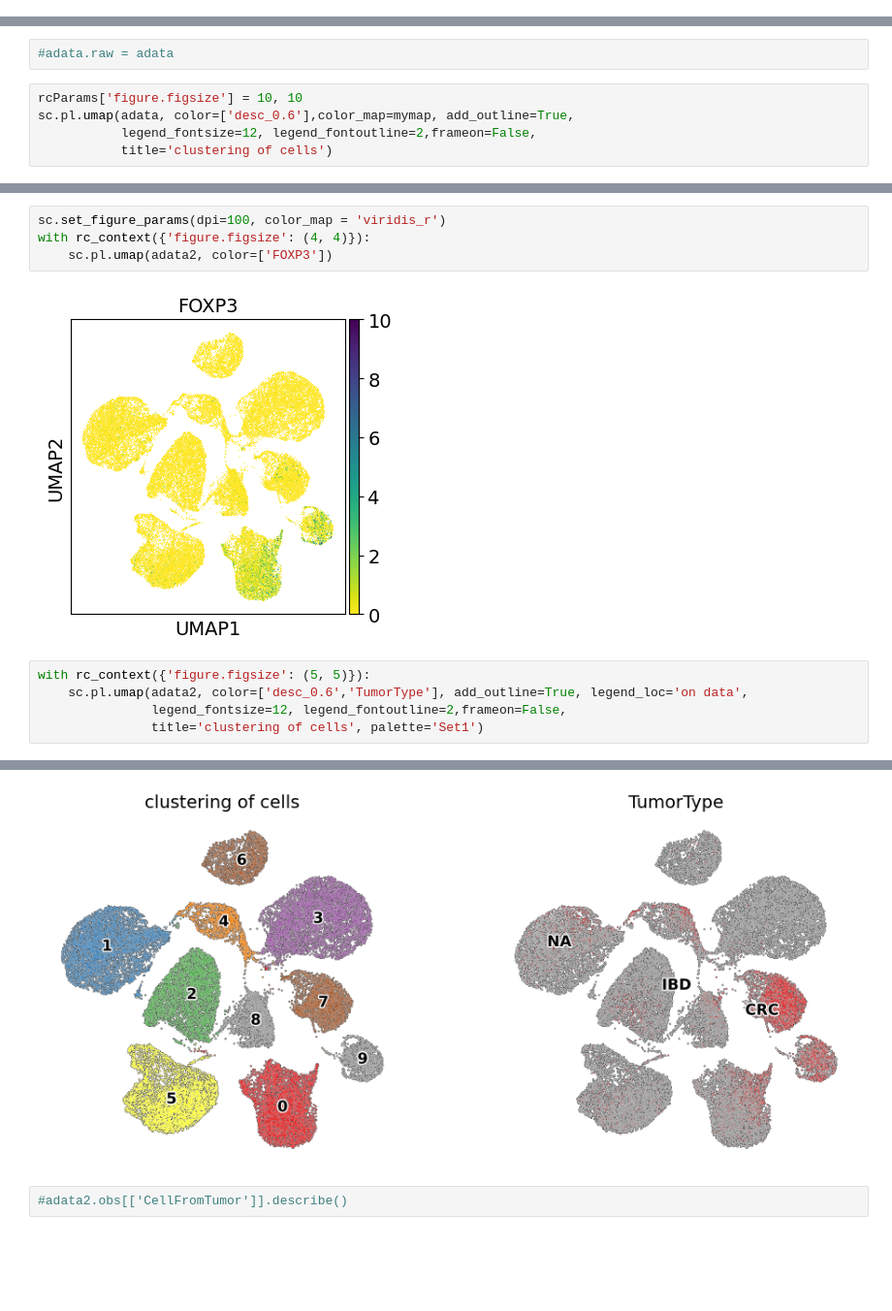
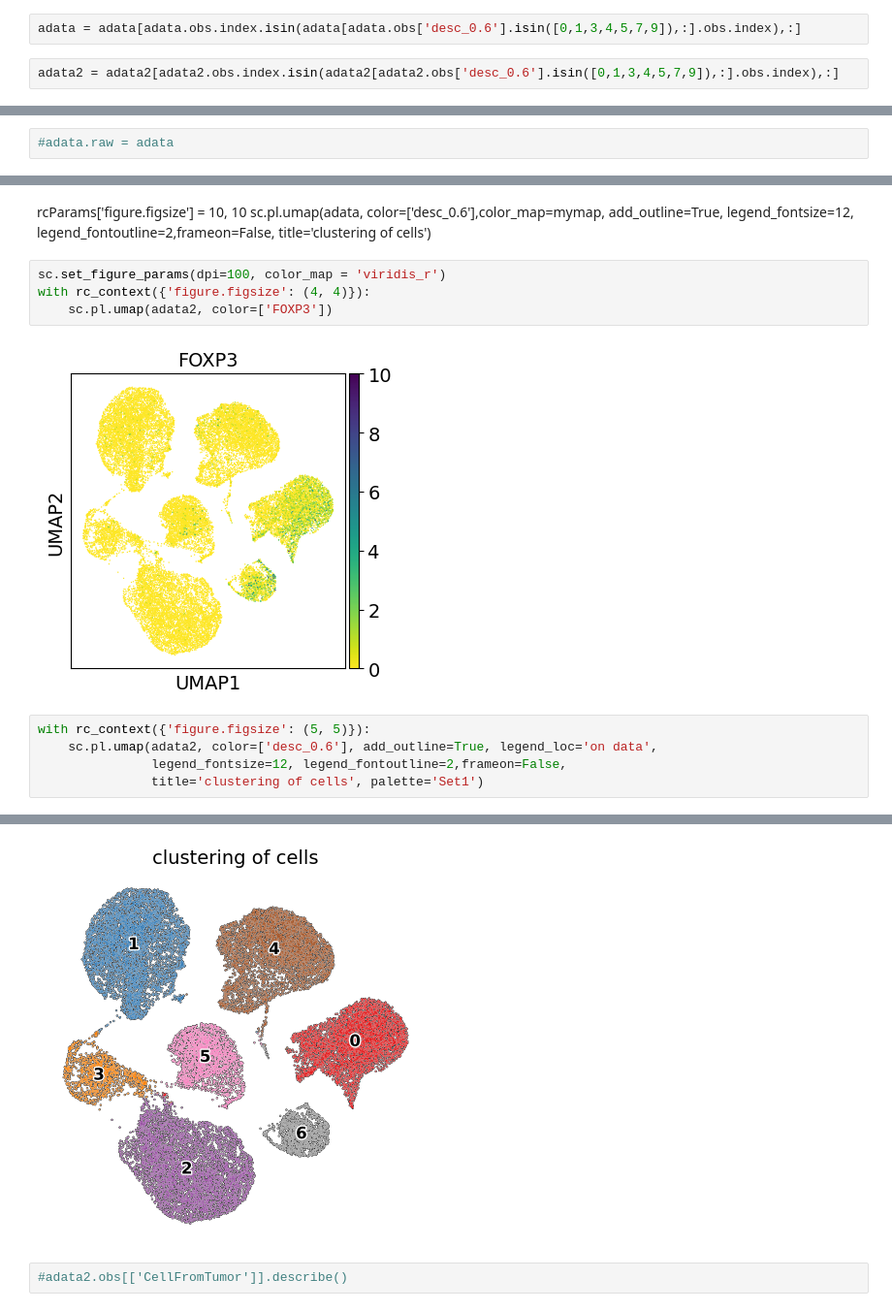
Before and after one commit to luglilab/Preliminary_Data_Cariplo2021, a Jupyter notebook: Cariplo_preliminary_Part8_CRC_CD4_DEGS_marker_genes.ipynb, the cells around one changed output, grey strips where cells are left out. Shown at 97% size. Cells and saved outputs as stored; diff of their text form; blank space fills up the shorter version.

```diff
--- a/Cariplo_preliminary_Part8_CRC_CD4_DEGS_marker_genes.ipynb
+++ b/Cariplo_preliminary_Part8_CRC_CD4_DEGS_marker_genes.ipynb
@@ -44,3 +44,7 @@ mymap = colors.LinearSegmentedColormap.from_list('my_colormap', colorsComb)
 adata = sc.read_h5ad("/mnt/lugli/spuccio/SP028_Autoimmunity/Cariplo/IBD_counts/h5files/CD4_after_DESC_dirty.h5ad")
 # %%
 adata2 =sc.read_h5ad("/mnt/lugli/spuccio/SP028_Autoimmunity/Cariplo/IBD_counts/h5files/CD4_after_DESC_clean.h5ad")
+# %%
+adata = adata[adata.obs.index.isin(adata[adata.obs['desc_0.6'].isin([0,1,3,4,5,7,9]),:].obs.index),:]
+# %%
+adata2 = adata2[adata2.obs.index.isin(adata2[adata2.obs['desc_0.6'].isin([0,1,3,4,5,7,9]),:].obs.index),:]
@@ -130,7 +185,2 @@ ax1.legend(bbox_to_anchor=(1.1, 1.0))
 # %%
 #adata.raw = adata
-# %%
-rcParams['figure.figsize'] = 10, 10
-sc.pl.umap(adata, color=['desc_0.6'],color_map=mymap, add_outline=True,
-           legend_fontsize=12, legend_fontoutline=2,frameon=False,
-           title='clustering of cells')
@@ -139,12 +187,17 @@ sc.pl.umap(adata, color=['desc_0.6'],color_map=mymap, add_outline=True,
+# %% [markdown]
+rcParams['figure.figsize'] = 10, 10
+sc.pl.umap(adata, color=['desc_0.6'],color_map=mymap, add_outline=True,
+           legend_fontsize=12, legend_fontoutline=2,frameon=False,
+           title='clustering of cells')
 # %%
 sc.set_figure_params(dpi=100, color_map = 'viridis_r')
 with rc_context({'figure.figsize': (4, 4)}):
     sc.pl.umap(adata2, color=['FOXP3'])
 # %% [output]
-[figure, old version]
+[figure, new version]
 # %%
 with rc_context({'figure.figsize': (5, 5)}):
-    sc.pl.umap(adata2, color=['desc_0.6','TumorType'], add_outline=True, legend_loc='on data',
+    sc.pl.umap(adata2, color=['desc_0.6'], add_outline=True, legend_loc='on data',
                legend_fontsize=12, legend_fontoutline=2,frameon=False,
                title='clustering of cells', palette='Set1')
 # %% [output]
@@ -152,4 +204,4 @@ WARNING: The title list is shorter than the number of panels. Using 'color' valu
-[figure, old version]
+[figure, new version]
 # %%
 #adata2.obs[['CellFromTumor']].describe()
 # %%
```
Also changed, not shown: parts of 25 cells of this notebook.
